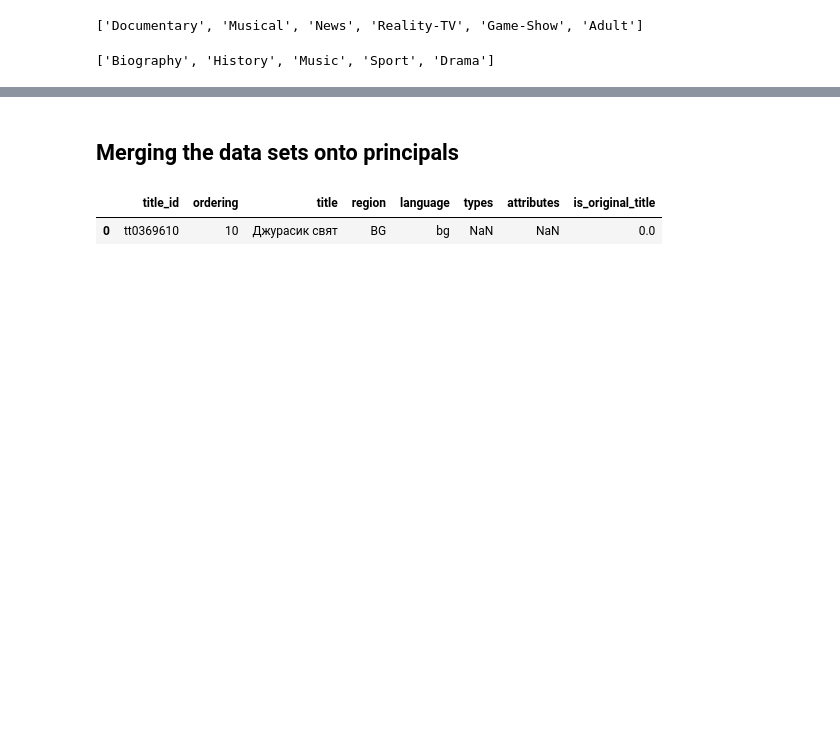
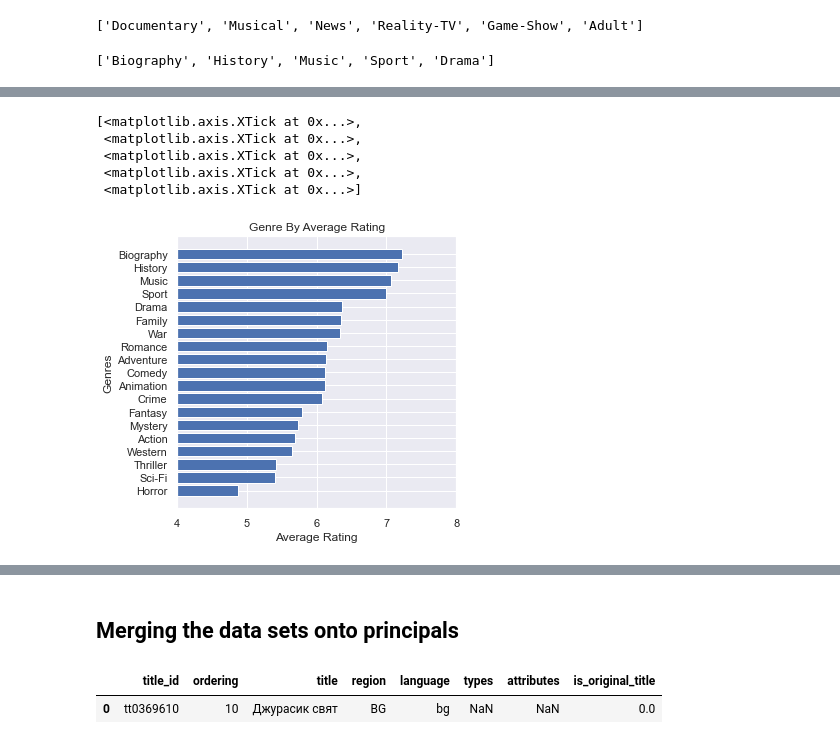
Before and after one commit to NelGen/NG-Msoft-Movie-Project, a Jupyter notebook: ScrapBook.ipynb, the cells around one changed output, grey strips where cells are left out. Saved outputs shown, nothing was run; the diff lists cells and outputs as text; code cells hidden in the pictures; blank space fills up the shorter version.

```diff
--- a/ScrapBook.ipynb
+++ b/ScrapBook.ipynb
@@ -451,0 +472,22 @@ top_5_genres
+# %%
+x = [x[0] for x in average_ratings_sorted]
+# %%
+y = [y[1].mean() for y in average_ratings_sorted]
+# %%
+fig_genre, ax_genre = plt.subplots(figsize = (5,5))
+
+ax_genre.barh(x,y)
+
+ax_genre.set_xlabel("Average Rating")
+ax_genre.invert_yaxis()
+ax_genre.set_ylabel('Genres')
+ax_genre.set_title('Genre By Average Rating')
+ax_genre.set_xlim(4,8)
+ax_genre.set_xticks([4,5,6,7,8]);
+# %% [output]
+[<matplotlib.axis.XTick at 0x...>,
+ <matplotlib.axis.XTick at 0x...>,
+ <matplotlib.axis.XTick at 0x...>,
+ <matplotlib.axis.XTick at 0x...>,
+ <matplotlib.axis.XTick at 0x...>]
+[figure, added]
```
Also changed, not shown: parts of 5 cells of this notebook, 1 other file.
